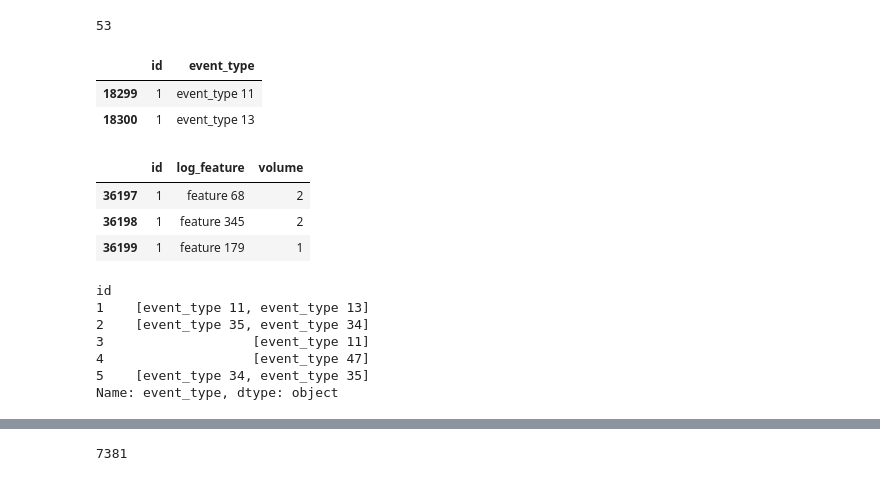
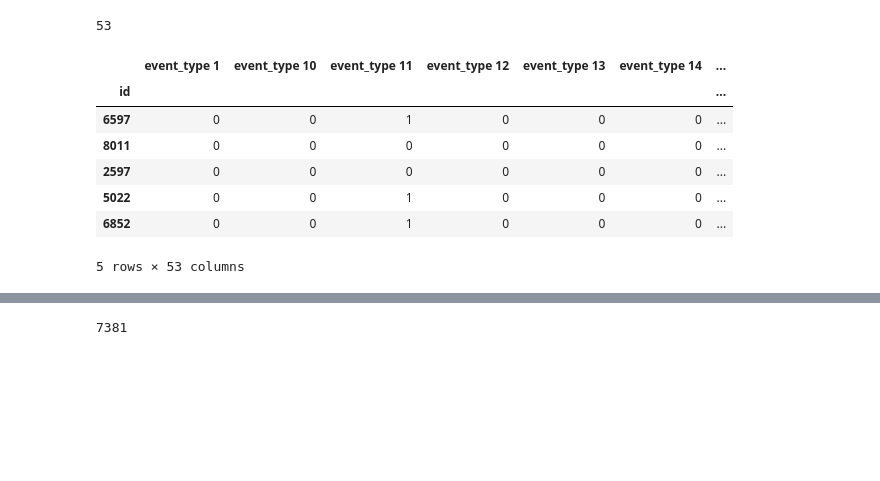
Before and after one commit to emmygold1/kaggle_proj, a Jupyter notebook: telstra/dataset_discovery.ipynb, the cells around one changed output, grey strips where cells are left out. Drawn from its saved outputs; the diff is of its cells as text; code cells hidden in the pictures; blank space fills up the shorter version.

```diff
--- a/telstra/dataset_discovery.ipynb
+++ b/telstra/dataset_discovery.ipynb
@@ -41,2 +21,4 @@ import pandas as pd
+# %%
+mlb = MultiLabelBinarizer()
 # %%
 train = pd.read_csv('train.csv')
@@ -187,21 +87,4 @@ event.head()
 event.event_type.nunique()
 # %% [output]
 53
-# %%
-event_index = event.set_index(['id', 'event_type']).index
-event_1 = pd.Series(1, index=event_index)
-event_type = event_1.unstack(level=1).fillna(0)
-# %%
-event.loc[(event.loc[:, 'id'] == 1).values]
-# %% [output]
-|  | id | event_type |
-| 18299 | 1 | event_type 11 |
-| 18300 | 1 | event_type 13 |
-# %%
-logf.loc[(logf.loc[:, 'id'] == 1).values]
-# %% [output]
-|  | id | log_feature | volume |
-| 36197 | 1 | feature 68 | 2 |
-| 36198 | 1 | feature 345 | 2 |
-| 36199 | 1 | feature 179 | 1 |
 # %%
@@ -211,12 +95,13 @@ event_type = event_by_id['event_type'].apply(lambda x: x.tolist())
 # %%
-event_type.head()
+event_bin.head()
 # %% [output]
+|  | event_type 1 | event_type 10 | event_type 11 | event_type 12 | event_type 13 | event_type 14 | ... |
+| id |  |  |  |  |  |  | ... |
+| 6597 | 0 | 0 | 1 | 0 | 0 | 0 | ... |
+| 8011 | 0 | 0 | 0 | 0 | 0 | 0 | ... |
+| 2597 | 0 | 0 | 0 | 0 | 0 | 0 | ... |
+| 5022 | 0 | 0 | 1 | 0 | 0 | 0 | ... |
+| 6852 | 0 | 0 | 1 | 0 | 0 | 0 | ... |
-id
-1    [event_type 11, event_type 13]
-2    [event_type 35, event_type 34]
-3                   [event_type 11]
-4                   [event_type 47]
-5    [event_type 34, event_type 35]
-Name: event_type, dtype: object
+5 rows × 53 columns
 # %%
 logf = pd.read_csv('log_feature.csv')
```
Also changed, not shown: parts of 65 cells of this notebook.
